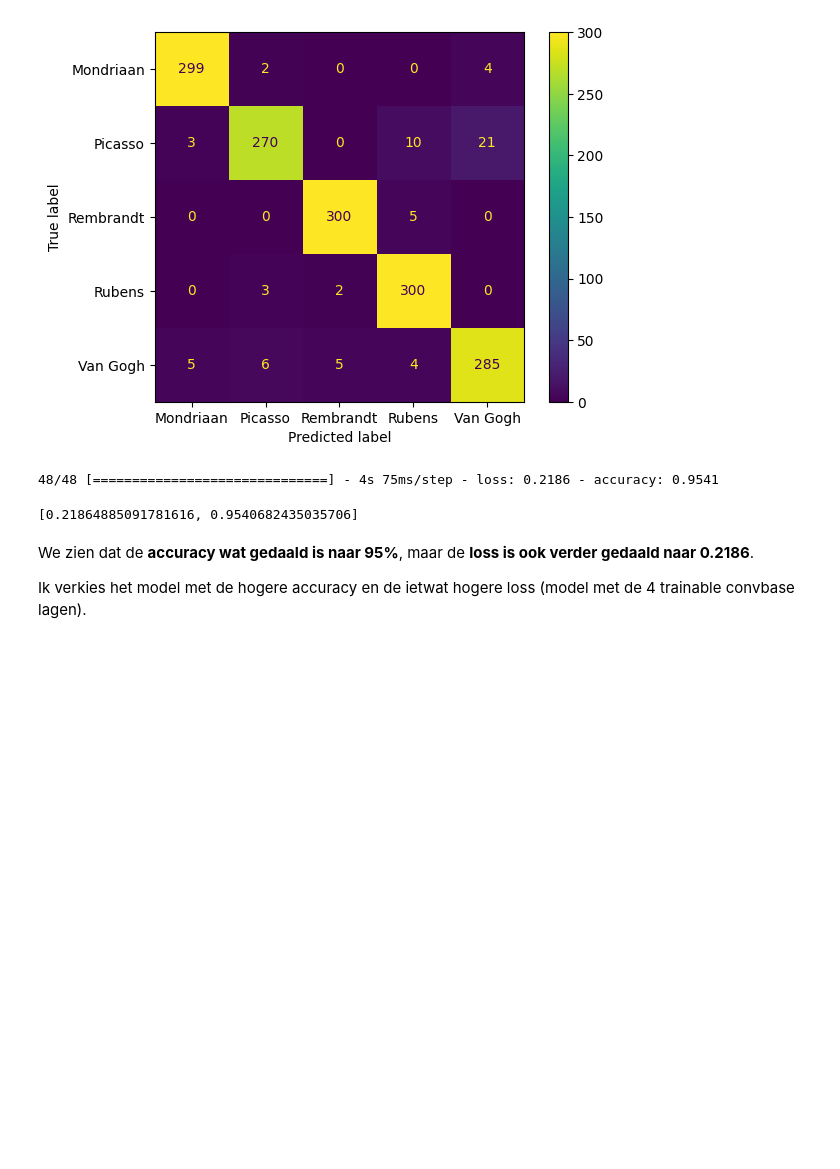
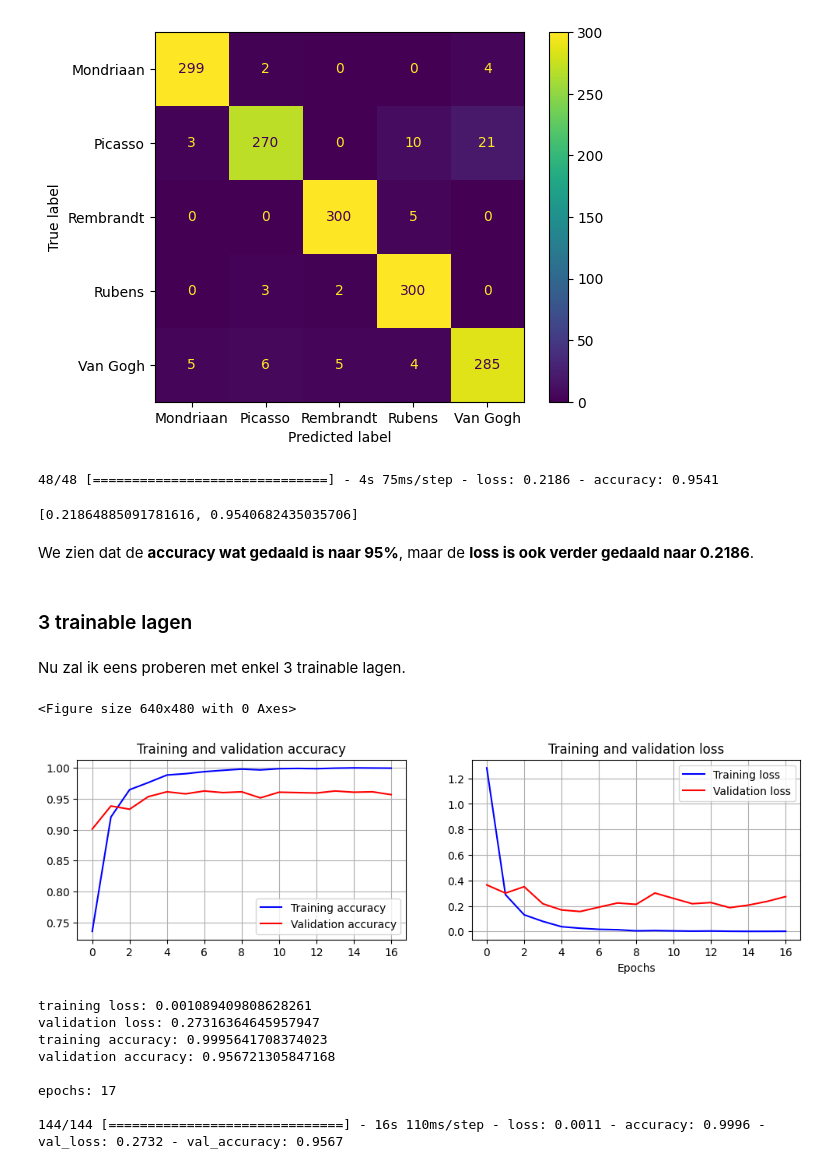
Before and after one commit to MichelDekiere/Opdracht-schilders, a Jupyter notebook: 4. Eigen Modellen/4.2 CNN met transfer learning/opstellen transfer learning model.ipynb, the cells around one changed output. Drawn from its saved outputs; the diff is of its cells as text; code cells hidden in the pictures; blank space fills up the shorter version.

```diff
--- a/4. Eigen Modellen/4.2 CNN met transfer learning/opstellen transfer learning model.ipynb
+++ b/4. Eigen Modellen/4.2 CNN met transfer learning/opstellen transfer learning model.ipynb
@@ -390,5 +395,7 @@ model.evaluate(test_data, test_labels)
 [0.21864885091781616, 0.9540682435035706]
 # %% [markdown]
 We zien dat de **accuracy wat gedaald is naar 95%**, maar de **loss is ook verder gedaald naar 0.2186**.
-
-Ik verkies het model met de hogere accuracy en de ietwat hogere loss (model met de 4 trainable convbase lagen).
+# %% [markdown]
+### 3 trainable lagen
+# %% [markdown]
+Nu zal ik eens proberen met enkel 3 trainable lagen.
@@ -394,0 +434,29 @@ Ik verkies het model met de hogere accuracy en de ietwat hogere loss (model met
+# %%
+callbacks_list = [
+     keras.callbacks.ModelCheckpoint(
+     filepath="ResNet_data_augmentation_retrainable_convbase_3_layers.keras",  # file waarin model wordt opgeslagen
+     save_best_only=True,  # beste model wordt opgeslagen obv validation loss!
+     monitor="val_accuracy"),
+     keras.callbacks.EarlyStopping(
+     monitor="val_accuracy",
+     patience=10,
+     ),
+     RealTimePlotCallback()
+]
+
+history = model.fit(
+         train_data, train_labels,
+         epochs=50,
+         validation_data=(val_data, val_labels),
+         callbacks=callbacks_list)
+# %% [output]
+<Figure size 640x480 with 0 Axes>
+[figure, added]
+training loss: 0.001089409808628261
+validation loss: 0.27316364645957947
+training accuracy: 0.9995641708374023
+validation accuracy: 0.956721305847168
+
+epochs: 17
+
+144/144 [==============================] - 16s 110ms/step - loss: 0.0011 - accuracy: 0.9996 - val_loss: 0.2732 - val_accuracy: 0.9567
```
Also changed, not shown: parts of 17 cells of this notebook.
